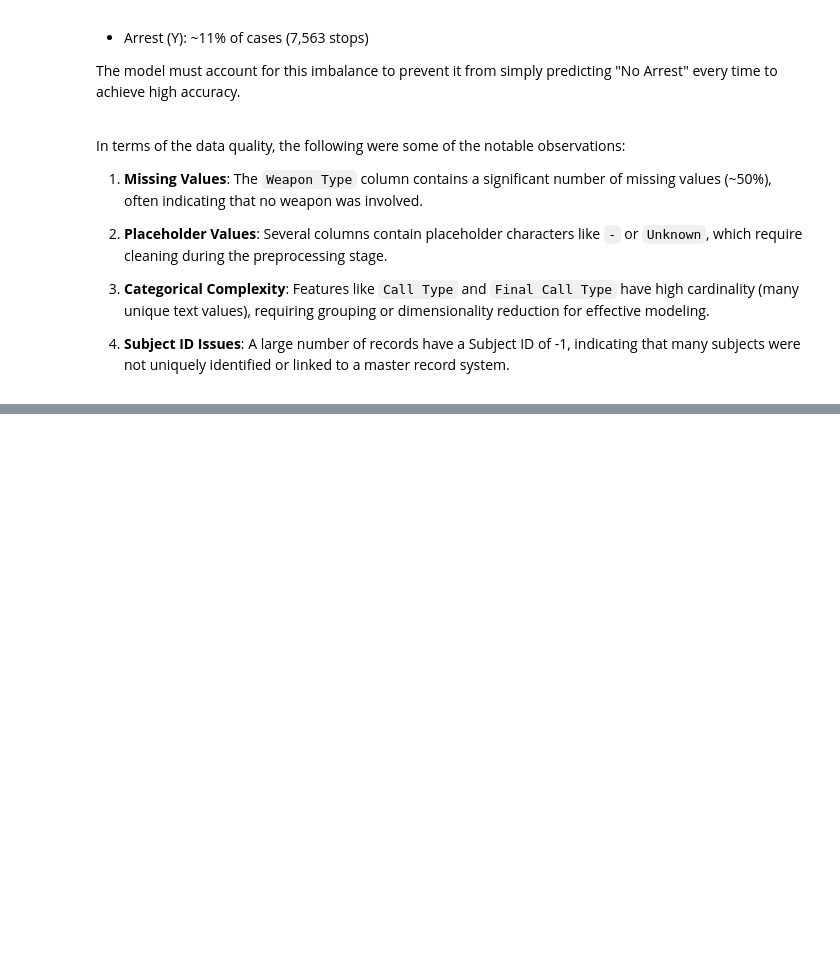
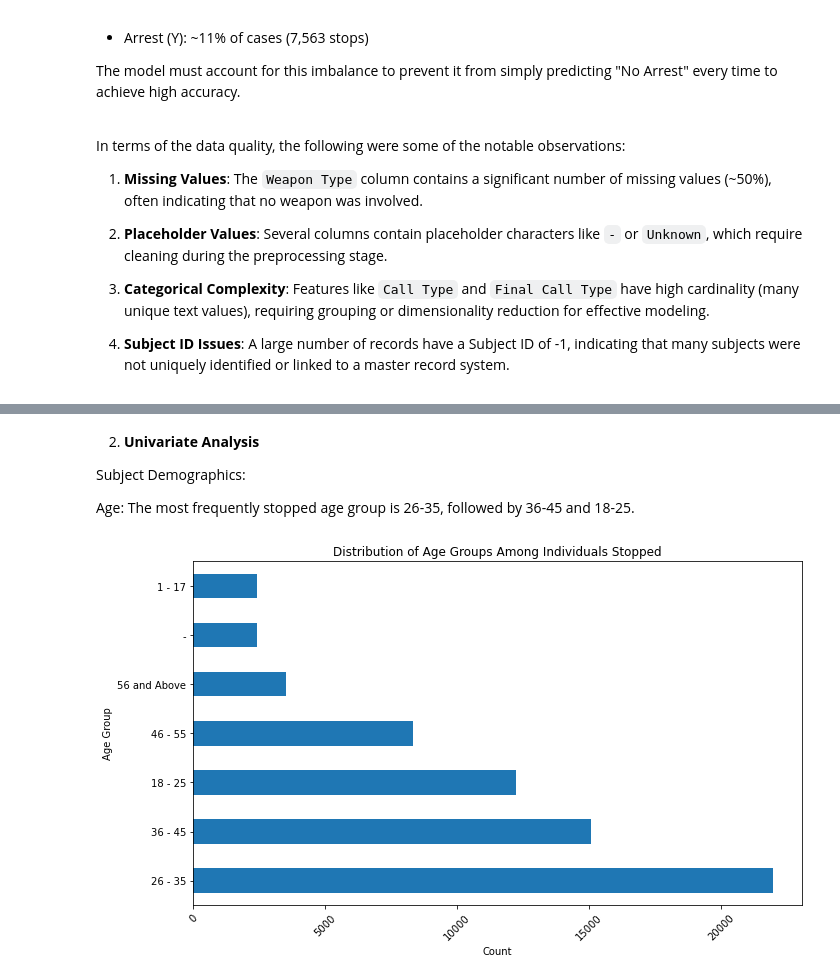
Before and after one commit to BC-254/analyzing-reasonable-suspicion, a Jupyter notebook: index.ipynb, the cells around one changed output, grey strips where cells are left out. Drawn from its saved outputs; the diff is of its cells as text; code cells hidden in the pictures; blank space fills up the shorter version.

```diff
--- a/index.ipynb
+++ b/index.ipynb
@@ -65,0 +49,4 @@ memory usage: 11.6+ MB
+# %%
+# Loading the dataset
+df_raw = pd.read_csv('Data/Terry_Stops_20251229.csv')
+df_raw
@@ -65,0 +82,19 @@ memory usage: 11.6+ MB
+# %% [markdown]
+
+2. **Univariate Analysis**
+
+Subject Demographics:
+
+Age: The most frequently stopped age group is 26-35, followed by 36-45 and 18-25.
+# %%
+# A bar chart showing the distribution of age groups among the individuals stopped.
+plt.figure(figsize=(10,6))
+df_raw['Subject Age Group'].value_counts().plot(kind='barh')
+plt.title('Distribution of Age Groups Among Individuals Stopped')
+plt.xlabel('Count')
+plt.ylabel('Age Group')
+plt.xticks(rotation=45)
+plt.tight_layout()
+plt.show()
+# %% [output]
+[figure, added]
```
Also changed, not shown: parts of 10 cells of this notebook, 1 other file.
